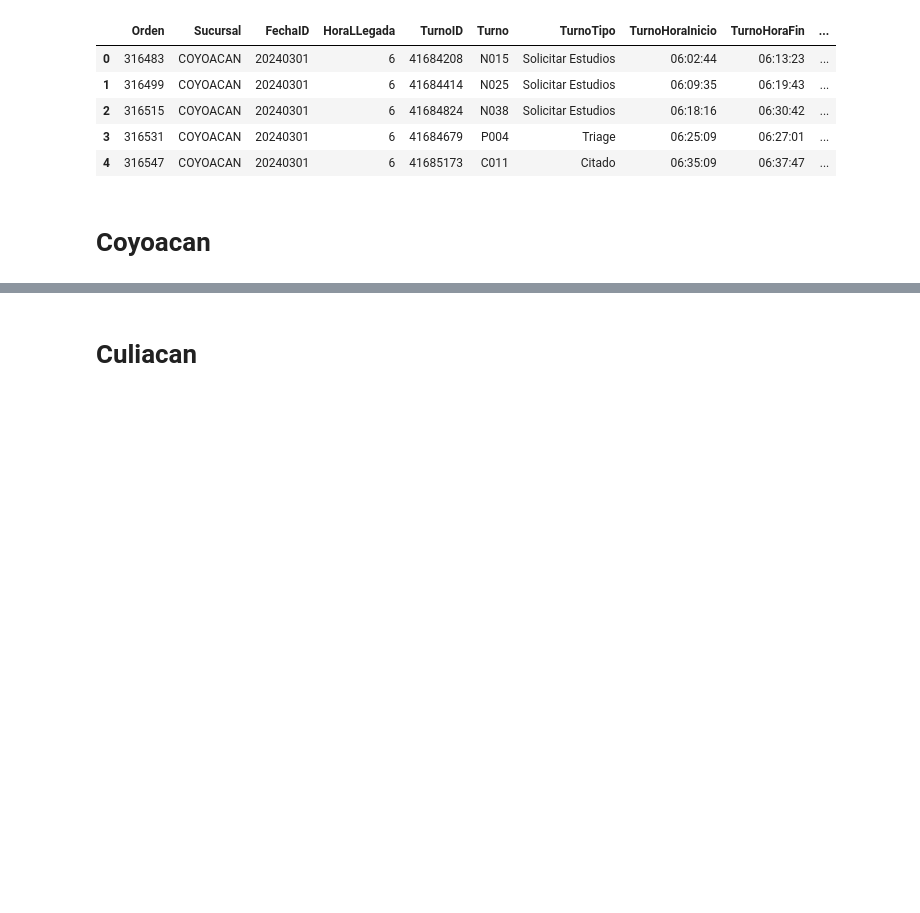
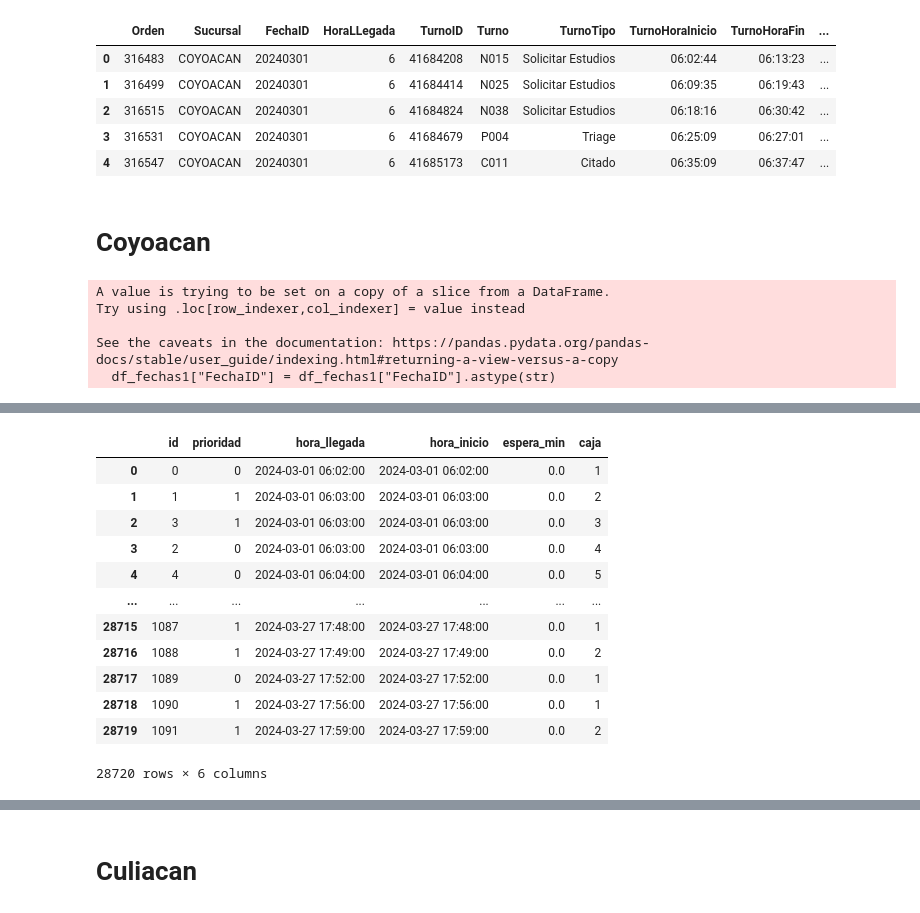
Before and after one commit to Aleevz/saludDignaProject, a Jupyter notebook: Sistema prioridad dinamica.ipynb, the cells around one changed output, grey strips where cells are left out. Cells and saved outputs as stored; diff of their text form; code cells hidden in the pictures; blank space fills up the shorter version.

```diff
--- a/Sistema prioridad dinamica.ipynb
+++ b/Sistema prioridad dinamica.ipynb
@@ -25,19 +25,26 @@ df.head()
 # %% [markdown]
 # Coyoacan
 # %%
-df_fechas = df[df["Sucursal"]=="COYOACAN"]
-df_fechas["FechaID"] = df_fechas["FechaID"].astype(str)
-fechas = df_fechas["FechaID"].apply(lambda x : x[:4]+"-"+x[4:6]+"-"+x[6:])
+df_fechas1 = df[df["Sucursal"]=="COYOACAN"]
+df_fechas1["FechaID"] = df_fechas1["FechaID"].astype(str)
+fechas = df_fechas1["FechaID"].apply(lambda x : x[:4]+"-"+x[4:6]+"-"+x[6:])
 fechas=list(fechas.unique())
+# %% [output]
+A value is trying to be set on a copy of a slice from a DataFrame.
+Try using .loc[row_indexer,col_indexer] = value instead
+
+See the caveats in the documentation: https://pandas.pydata.org/pandas-docs/stable/user_guide/indexing.html#returning-a-view-versus-a-copy
+  df_fechas1["FechaID"] = df_fechas1["FechaID"].astype(str)
 # %%
 simulacion_llegadas = []
 simulacion_atencion = []
 for i in fechas:
     df_sim = simulacion_pacientes("COYOACAN", df,i)
-    df_te = simular_atencion(df_sim, cajas=10)
+    df_te = simular_atencion(df_sim, cajas=11)
     simulacion_llegadas.append(df_sim)
     simulacion_atencion.append(df_te)
 
 df_simulacion_llegada = pd.concat(simulacion_llegadas, ignore_index=True)
 df_simulacion_atencion = pd.concat(simulacion_atencion, ignore_index=True)
 df_simulacion_atencion
+# %% [output]
@@ -44,2 +68,15 @@ df_simulacion_atencion
+|  | id | prioridad | hora_llegada | hora_inicio | espera_min | caja |
+| 0 | 0 | 0 | 2024-03-01 06:02:00 | 2024-03-01 06:02:00 | 0.0 | 1 |
+| 1 | 1 | 1 | 2024-03-01 06:03:00 | 2024-03-01 06:03:00 | 0.0 | 2 |
+| 2 | 3 | 1 | 2024-03-01 06:03:00 | 2024-03-01 06:03:00 | 0.0 | 3 |
+| 3 | 2 | 0 | 2024-03-01 06:03:00 | 2024-03-01 06:03:00 | 0.0 | 4 |
+| 4 | 4 | 0 | 2024-03-01 06:04:00 | 2024-03-01 06:04:00 | 0.0 | 5 |
+| ... | ... | ... | ... | ... | ... | ... |
+| 28715 | 1087 | 1 | 2024-03-27 17:48:00 | 2024-03-27 17:48:00 | 0.0 | 1 |
+| 28716 | 1088 | 1 | 2024-03-27 17:49:00 | 2024-03-27 17:49:00 | 0.0 | 2 |
+| 28717 | 1089 | 0 | 2024-03-27 17:52:00 | 2024-03-27 17:52:00 | 0.0 | 1 |
+| 28718 | 1090 | 1 | 2024-03-27 17:56:00 | 2024-03-27 17:56:00 | 0.0 | 1 |
+| 28719 | 1091 | 1 | 2024-03-27 17:59:00 | 2024-03-27 17:59:00 | 0.0 | 2 |
+28720 rows × 6 columns
 # %%
 len(df_simulacion_atencion[df_simulacion_atencion["espera_min"] > 20])
```
Also changed, not shown: parts of 20 cells of this notebook, 6 other files.
